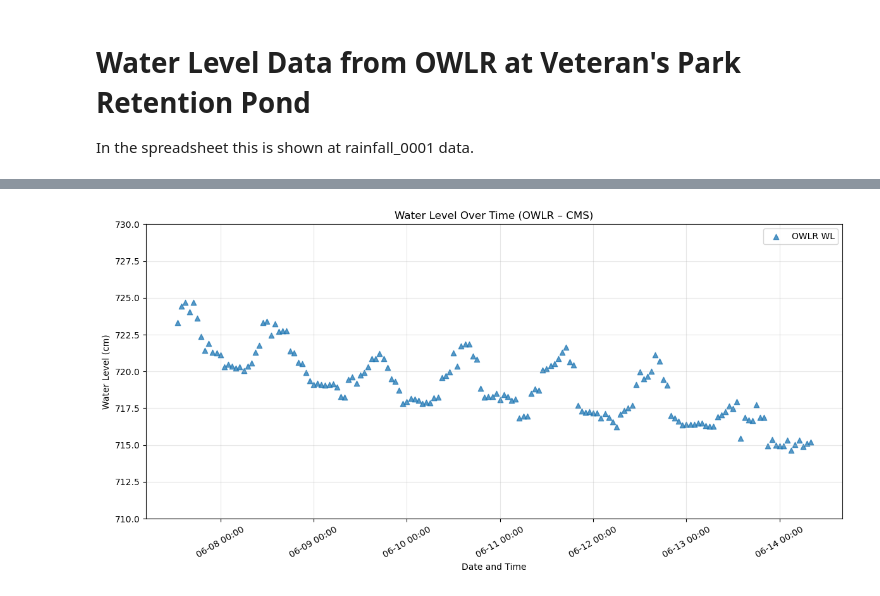
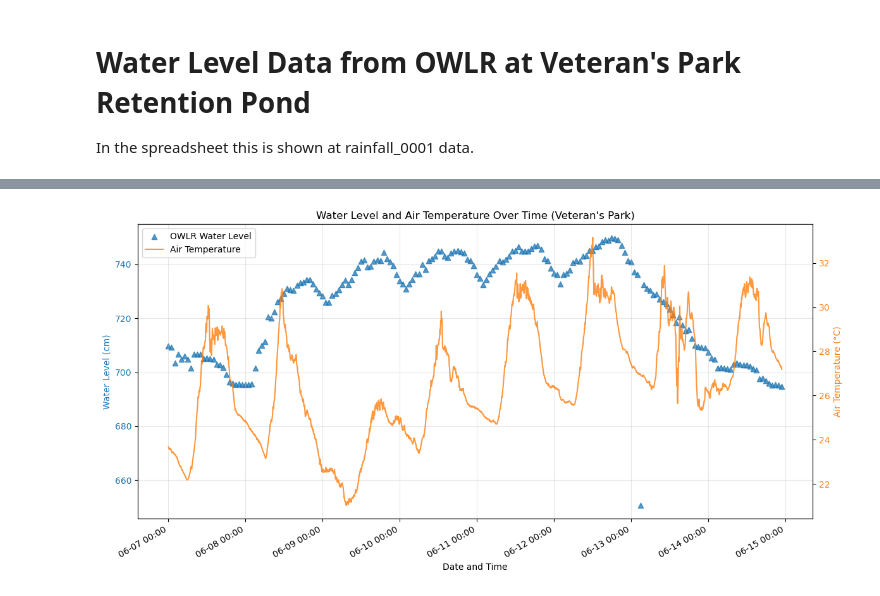
Before and after one commit to COAST-Lab/Open-Water-Level-and-Rainfall-Sensor, a Jupyter notebook: Data Analysis/waterLevelVeteranPark.ipynb, the cells around one changed output, grey strips where cells are left out. Saved outputs shown, nothing was run; the diff lists cells and outputs as text; code cells hidden in the pictures.

Commit message:
added air temp

```diff
--- a/Data Analysis/waterLevelVeteranPark.ipynb
+++ b/Data Analysis/waterLevelVeteranPark.ipynb
@@ -23,8 +24,8 @@ In the spreadsheet this is shown at rainfall_0001 data.
 data_dir  = "Data"
 owlr_path = os.path.join(data_dir, "waterLevel_OWLR_VP_06152026.csv")
 
-start_time = pd.Timestamp("2026-06-07 13:00:00")
-end_time   = pd.Timestamp("2026-06-14 08:00:00")
+start_time = pd.Timestamp("2026-06-07 00:00:00")
+end_time   = pd.Timestamp("2026-06-14 23:00:00")
 
 
 # Load OWLR (rainfall rows only)
@@ -37,7 +38,7 @@ cols = [
 owlr_raw = pd.read_csv(owlr_path, header=None, names=cols)
 
 owlr_raw["timestamp"] = pd.to_datetime(owlr_raw["timestamp"], errors="coerce")
-owlr_raw = owlr_raw[owlr_raw["data_type"] == "rainfall"].copy()
+owlr_raw = owlr_raw[owlr_raw["data_type"] == "rainfall_0001"].copy()
 
 # Parse OWLR_value_cm directly; if missing, fall back to payload value in epoch
 owlr_raw["OWLR_value_cm"] = pd.to_numeric(owlr_raw["OWLR_value_cm"], errors="coerce")
@@ -47,7 +48,7 @@ epoch_value = pd.to_numeric(
  )
 owlr_raw["OWLR_value_cm"] = owlr_raw["OWLR_value_cm"].fillna(epoch_value)
 
-owlr_raw["WSE_OWLR_cm"] = 860.24 - owlr_raw["OWLR_value_cm"]
+owlr_raw["WSE_OWLR_cm"] = 826.49568 - owlr_raw["OWLR_value_cm"]
 
 owlr = owlr_raw[
     owlr_raw["timestamp"].notna()
@@ -73,32 +103,70 @@ OWLR (rainfall) hourly points: 164
 # %%
 
-import matplotlib.dates as mdates
+owlr_plot = owlr.sort_values("timestamp_hour")
 
-owlr_plot = owlr.sort_values('timestamp_hour').copy()
+fig, ax1 = plt.subplots(figsize=(12, 6))
 
-plt.figure(figsize=(12, 6))
-
-plt.scatter(
-    owlr_plot['timestamp_hour'],
-    owlr_plot['WSE_OWLR_cm'],
-    s=36, marker='^', alpha=0.75, label='OWLR WL'
+# Water level
+ax1.scatter(
+    owlr_plot["timestamp_hour"],
+    owlr_plot["WSE_OWLR_cm"],
+    s=36,
+    marker="^",
+    alpha=0.75,
+    color="tab:blue",
+    label="OWLR Water Level"
 )
 
-plt.title('Water Level Over Time (OWLR – CMS)')
-plt.xlabel('Date and Time')
-plt.ylabel('Water Level (cm)')
-plt.ylim(710, 730)
+ax1.set_title("Water Level and Air Temperature Over Time (Veteran's Park)")
+ax1.set_xlabel("Date and Time")
+ax1.set_ylabel("Water Level (cm)", color="tab:blue")
+ax1.tick_params(axis="y", labelcolor="tab:blue")
+ax1.grid(alpha=0.3)
 
-ax = plt.gca()
-ax.xaxis.set_major_locator(mdates.AutoDateLocator(minticks=6, maxticks=14))
-ax.xaxis.set_major_formatter(mdates.DateFormatter('%m-%d %H:%M'))
-plt.xticks(rotation=30)
+# Air temperature
+if airtemp_available:
+    ax2 = ax1.twinx()
 
-plt.legend()
-plt.grid(alpha=0.3)
+    ax2.plot(
+        airtemp["timestamp"],
+        airtemp["air_temp_C"],
+        color="tab:orange",
+        linewidth=1.5,
+        alpha=0.8,
+        label="Air Temperature"
+    )
+
+    ax2.set_ylabel(
+        "Air Temperature (°C)",
+        color="tab:orange"
+    )
+    ax2.tick_params(axis="y", labelcolor="tab:orange")
+
+# Date formatting
+ax1.xaxis.set_major_locator(
+    mdates.AutoDateLocator(minticks=6, maxticks=12)
+)
+ax1.xaxis.set_major_formatter(
+    mdates.DateFormatter("%m-%d %H:%M")
+)
+fig.autofmt_xdate(rotation=30)
+
+# Combined legend
+handles, labels = ax1.get_legend_handles_labels()
+
+if airtemp_available:
+    h2, l2 = ax2.get_legend_handles_labels()
+    handles += h2
+    labels += l2
+
+ax1.legend(handles, labels, loc="upper left")
+
 plt.tight_layout()
 plt.show()
 
-print(f'OWLR points shown: {len(owlr_plot)}')
+print(f"OWLR points shown: {len(owlr_plot)}")
+
+if airtemp_available:
+    print(f"Air temperature points shown: {len(airtemp)}")
 # %% [output]
-[figure, old version]
+[figure, new version]
```
Also changed, not shown: parts of 6 cells of this notebook, 1 other file.
